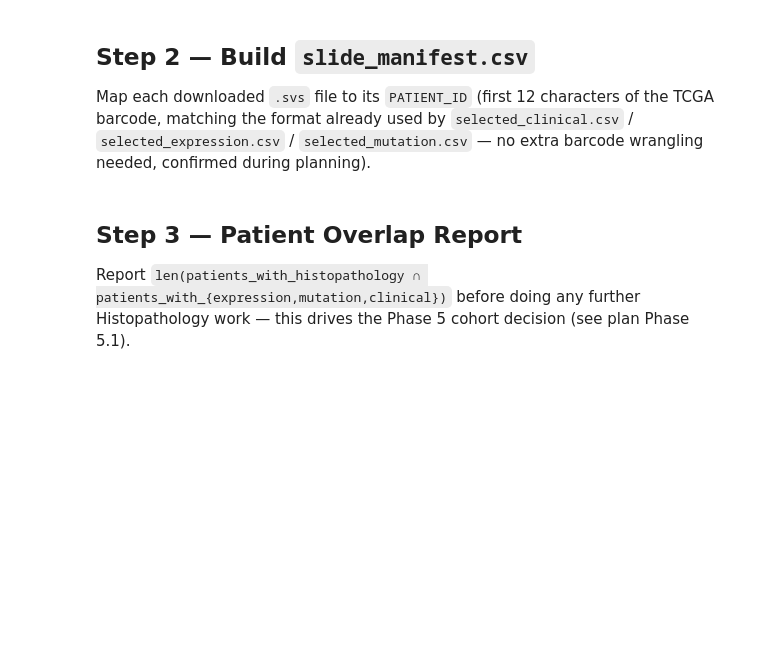
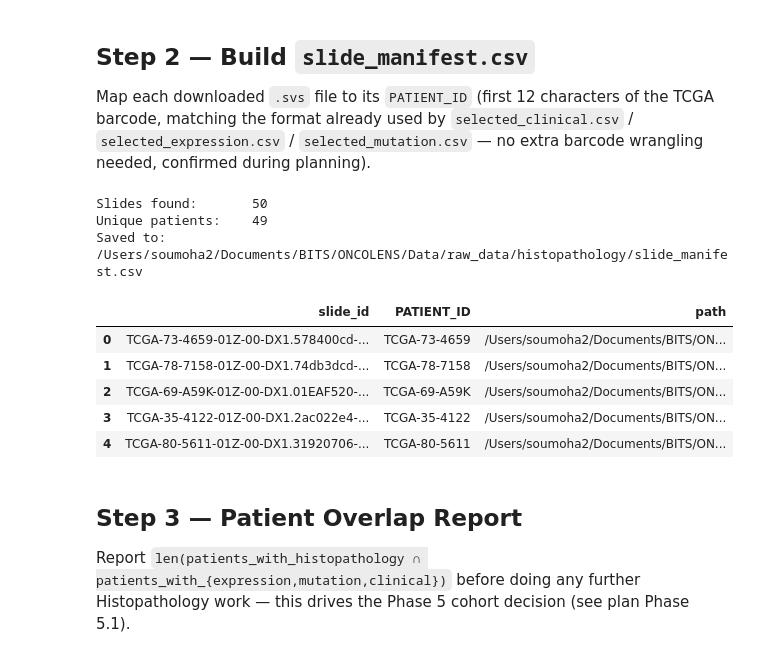
Before and after one commit to soumyaranmohanty/ONCOLENS, a Jupyter notebook: EXP/histopathology_data_acquisition.ipynb, the cells around one changed output. Cells and saved outputs as stored; diff of their text form; code cells hidden in the pictures; blank space fills up the shorter version.

```diff
--- a/EXP/histopathology_data_acquisition.ipynb
+++ b/EXP/histopathology_data_acquisition.ipynb
@@ -18,10 +18,26 @@ Raw `.svs` files are stored outside git tracking at `Data/raw_data/histopatholog
 (already added to `.gitignore`).
 # %%
 import os
+from pathlib import Path
+
 import pandas as pd
 
-RAW_DIR = "../Data/raw_data/histopathology"
+# Cursor/Jupyter cwd may be repo root OR EXP/ — resolve automatically
+_cwd = Path.cwd()
+if (_cwd / "Data" / "raw_data" / "histopathology").exists():
+    REPO_ROOT = _cwd
+elif (_cwd.parent / "Data" / "raw_data" / "histopathology").exists():
+    REPO_ROOT = _cwd.parent
+else:
+    raise FileNotFoundError(
+        f"Cannot find Data/raw_data/histopathology from cwd={_cwd}"
+    )
+
+RAW_DIR = str(REPO_ROOT / "Data" / "raw_data" / "histopathology")
 MANIFEST_PATH = os.path.join(RAW_DIR, "gdc_manifest.txt")
 SLIDE_MANIFEST_PATH = os.path.join(RAW_DIR, "slide_manifest.csv")
 
 os.makedirs(RAW_DIR, exist_ok=True)
+print(f"REPO_ROOT: {REPO_ROOT}")
+print(f"MANIFEST_PATH: {MANIFEST_PATH}")
+print(f"Manifest exists: {os.path.exists(MANIFEST_PATH)}")
@@ -63,27 +83,41 @@ needed, confirmed during planning).
 # %%
 def build_slide_manifest(raw_dir: str) -> pd.DataFrame:
     """Scan raw_dir for downloaded .svs files and map slide -> PATIENT_ID."""
     records = []
     for root, _, files in os.walk(raw_dir):
         for fname in files:
             if fname.lower().endswith(".svs"):
                 # GDC diagnostic-slide filenames embed the full TCGA barcode,
                 # e.g. TCGA-XX-XXXX-01Z-00-DX1....svs
                 barcode = fname.split("-01Z")[0].split("-11Z")[0]
                 patient_id = barcode[:12]
                 records.append(
                     {
                         "slide_id": fname,
                         "PATIENT_ID": patient_id,
                         "path": os.path.join(root, fname),
                     }
                 )
     return pd.DataFrame(records)
 
 
-# slide_manifest = build_slide_manifest(RAW_DIR)
-# slide_manifest.to_csv(SLIDE_MANIFEST_PATH, index=False)
-# slide_manifest.head()
+slide_manifest = build_slide_manifest(RAW_DIR)
+slide_manifest.to_csv(SLIDE_MANIFEST_PATH, index=False)
+
+print(f"Slides found:       {len(slide_manifest)}")
+print(f"Unique patients:    {slide_manifest['PATIENT_ID'].nunique()}")
+print(f"Saved to:           {SLIDE_MANIFEST_PATH}")
+slide_manifest.head()
+# %% [output]
+Slides found:       50
+Unique patients:    49
+Saved to:           /Users/soumoha2/Documents/BITS/ONCOLENS/Data/raw_data/histopathology/slide_manifest.csv
+|  | slide_id | PATIENT_ID | path |
+| 0 | TCGA-73-4659-01Z-00-DX1.578400cd-... | TCGA-73-4659 | /Users/soumoha2/Documents/BITS/ON... |
+| 1 | TCGA-78-7158-01Z-00-DX1.74db3dcd-... | TCGA-78-7158 | /Users/soumoha2/Documents/BITS/ON... |
+| 2 | TCGA-69-A59K-01Z-00-DX1.01EAF520-... | TCGA-69-A59K | /Users/soumoha2/Documents/BITS/ON... |
+| 3 | TCGA-35-4122-01Z-00-DX1.2ac022e4-... | TCGA-35-4122 | /Users/soumoha2/Documents/BITS/ON... |
+| 4 | TCGA-80-5611-01Z-00-DX1.31920706-... | TCGA-80-5611 | /Users/soumoha2/Documents/BITS/ON... |
 # %% [markdown]
 ## Step 3 — Patient Overlap Report
 
```
Also changed, not shown: parts of 2 cells of this notebook, 18 other files.
